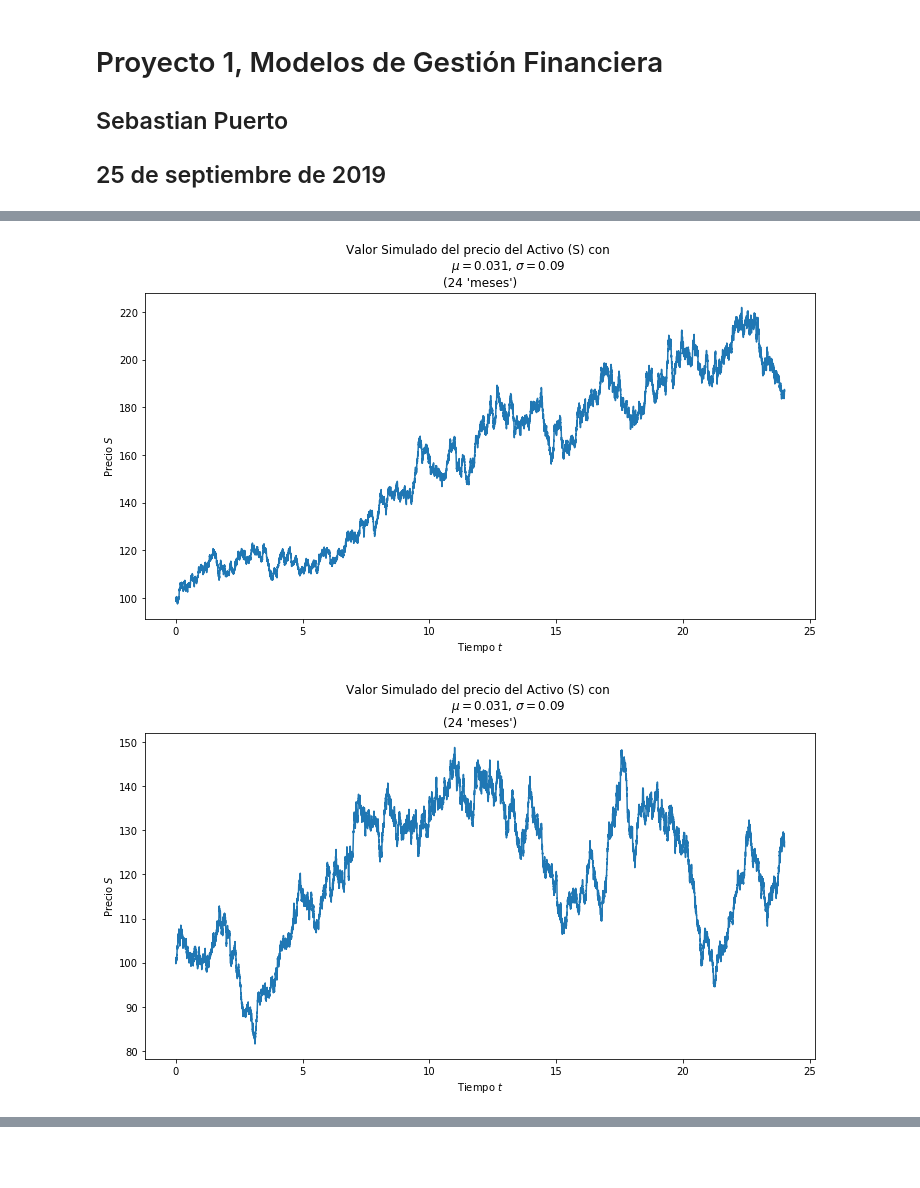
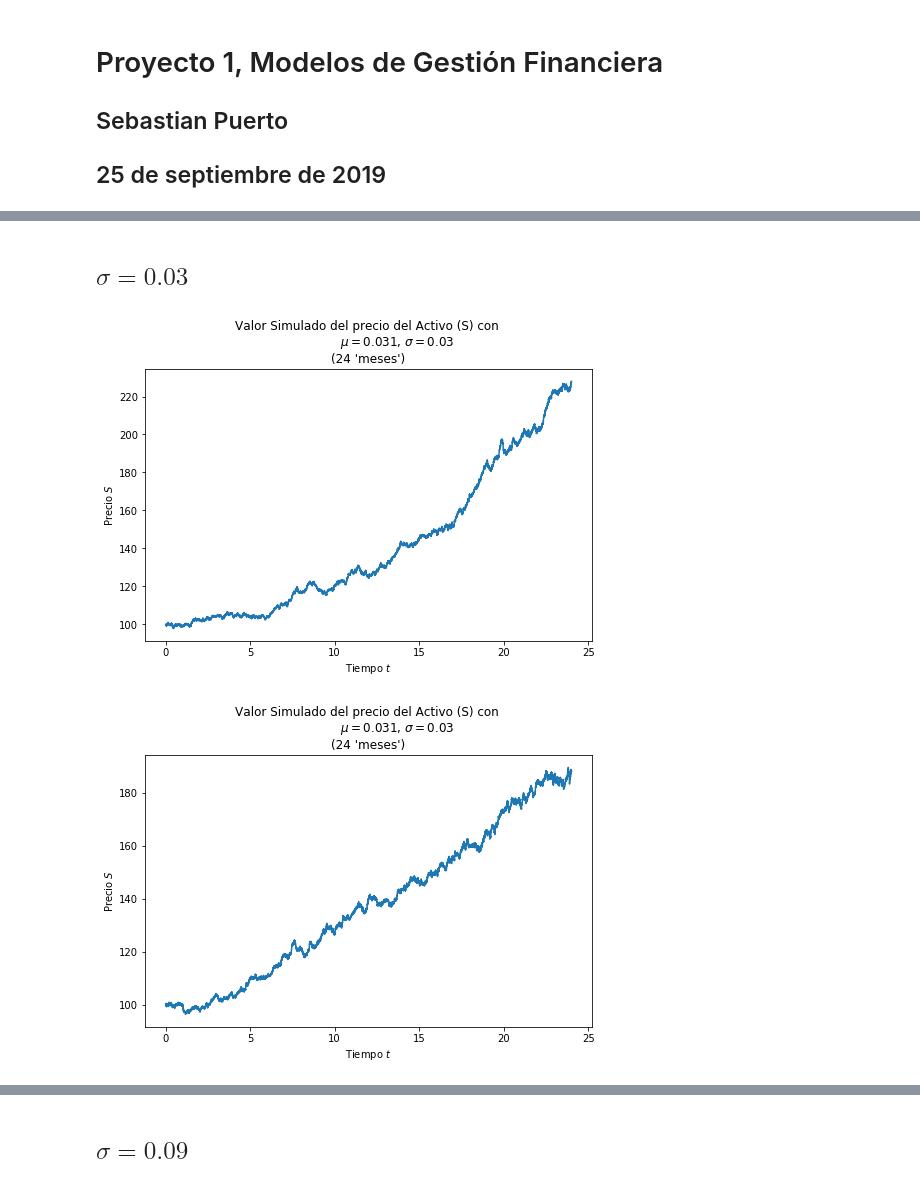
Before and after one commit to Cohnan/FinancialAdministrationModels, a Jupyter notebook: Proyecto 2/Proyecto 2 SCPG.ipynb, the cells around one changed output, grey strips where cells are left out. Cells and saved outputs as stored; diff of their text form; code cells hidden in the pictures; blank space fills up the shorter version.

Commit message:
Graficas para mu fijo y sigma variable

```diff
--- a/Proyecto 2/Proyecto 2 SCPG.ipynb
+++ b/Proyecto 2/Proyecto 2 SCPG.ipynb
@@ -28,7 +28,7 @@ def grafico_valor_activo(S0 = 100, mu = 0.02, sig = 0.07, dt = 0.001, Dt = 1, N
     if not graficar:
         return ts, Ss
 
-    figura = plt.figure(figsize = (12,6))
+    figura = plt.figure(figsize = (8,5))
     plt.title("Valor Simulado del precio del Activo (S) con \n\
                $\mu=$" + str(mu) + ", $\sigma=$" + str(sig) + "\n" + txtad)
 
@@ -92,9 +103,11 @@ Tiempo:  0.052224159240722656
+# %% [markdown]
+## $\sigma = 0.03$
 # %%
 # Mes
-_= grafico_valor_activo(mu = 0.031, sig = 0.09, Dt = 1, N = 24, txtad = "(24 'meses')") # mu y sigma de amazon de septiembre de 2017 a septiembre de 2019
-_= grafico_valor_activo(mu = 0.031, sig = 0.09, Dt = 1, N = 24, txtad = "(24 'meses')")
-_= grafico_valor_activo(mu = 0.031, sig = 0.09, Dt = 1, N = 24*3, txtad = "(72 'meses')")
-_= grafico_valor_activo(mu = 0.031, sig = 0.09, Dt = 1, N = 24*3, txtad = "(72 'meses')")
+_= grafico_valor_activo(mu = 0.031, sig = 0.03, Dt = 1, N = 24, txtad = "(24 'meses')") # mu y sigma de amazon de septiembre de 2017 a septiembre de 2019
+_= grafico_valor_activo(mu = 0.031, sig = 0.03, Dt = 1, N = 24, txtad = "(24 'meses')")
+_= grafico_valor_activo(mu = 0.031, sig = 0.03, Dt = 1, N = 24*3, txtad = "(72 'meses')")
+_= grafico_valor_activo(mu = 0.031, sig = 0.03, Dt = 1, N = 24*3, txtad = "(72 'meses')")
 # %% [output]
-[figure, old version]
+[figure, new version]
-[figure, old version]
+[figure, new version]
@@ -102,0 +116,2 @@ _= grafico_valor_activo(mu = 0.031, sig = 0.09, Dt = 1, N = 24*3, txtad = "(72 '
+# %% [markdown]
+## $\sigma = 0.09$
```
Also changed, not shown: parts of 10 cells of this notebook.
